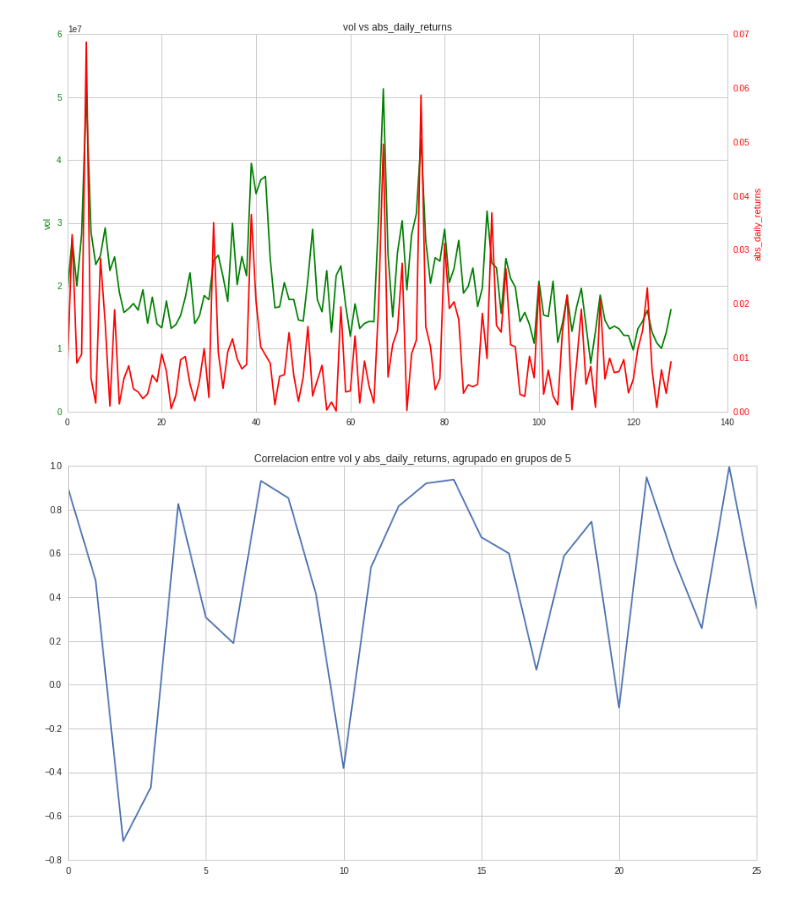
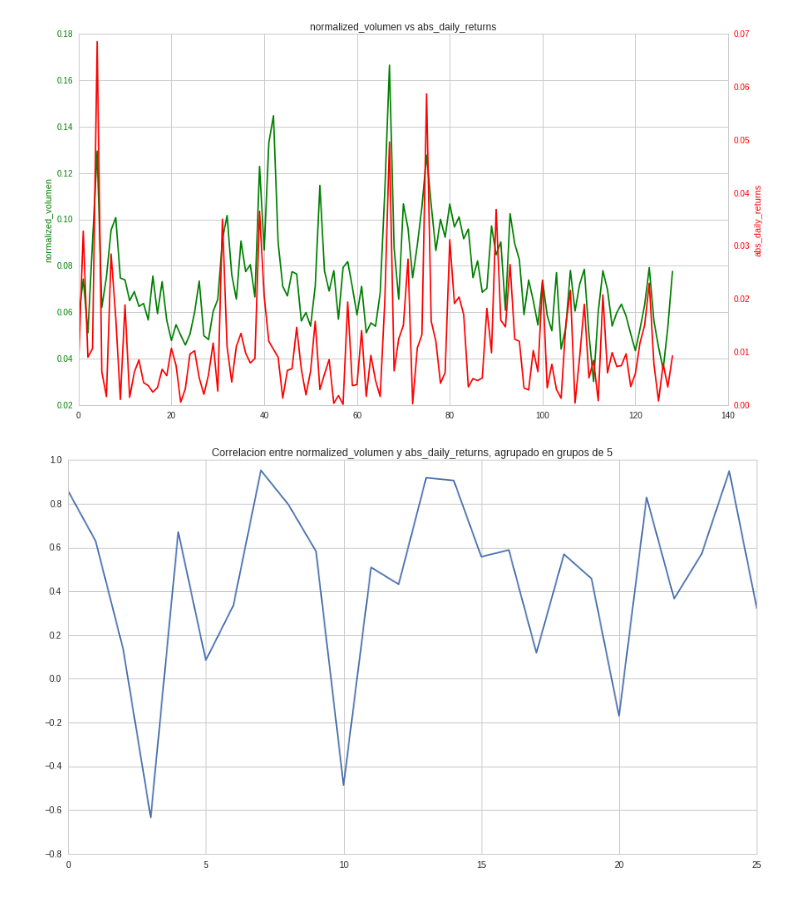
Before and after one commit to alyinuva/correlaciones, a Jupyter notebook: Correlaciones.ipynb, the cells around one changed output. Cells and saved outputs as stored; diff of their text form; code cells hidden in the pictures.

```diff
--- a/Correlaciones.ipynb
+++ b/Correlaciones.ipynb
@@ -15,23 +15,53 @@ from quantopian.pipeline import CustomFilter
 from quantopian.pipeline.experimental import QTradableStocksUS
 from quantopian.pipeline.data.psychsignal import stocktwits
 import quantopian.pipeline.factors as factor
+# %%
+def normalize_multiarray(multyarray):
+
+    # Si en caso el array es multiarray, lo transponemos
+    if multyarray.shape[0] != 1:
+        multyarray = multyarray.transpose()
+
+    multiarray_normalized = []
+
+    for array in multyarray:
+        # Normalizamos el array obviando los nans (los dejamos como tal)
+        array_normalized = array / np.linalg.norm(array[~np.isnan(array)])
+        multiarray_normalized.append(array_normalized)
+
+    multiarray_normalized = np.array(multiarray_normalized)
+
+    # Si en caso el array es multiarray, lo transponemos
+    if multyarray.shape[0] != 1:
+        multiarray_normalized = multiarray_normalized.transpose()
+
+    return multiarray_normalized
 # %%
-from quantopian.pipeline import CustomFactor, Pipeline
-
 class abs_factor(CustomFactor):
+    window_length = 1
     def compute(self, today, asset_ids, out, info):
         out[:] = np.abs(info)
+
+class normalized_factor(CustomFactor):
+    window_length = 1
+    def compute(self, today, asset_ids, out, info):
+        out[:] = normalize_multiarray(info)
 # %%
 def make_pipeline():
     universe = QTradableStocksUS()
 
     daily_returns = factor.DailyReturns([USEquityPricing.close])
-    abs_daily_returns = abs_factor([daily_returns], window_length = 1)
+    abs_daily_returns = abs_factor([daily_returns])
+
     volumen = USEquityPricing.volume.latest
+    normalized_volumen = normalized_factor([volumen])
+
     sentiment_score = stocktwits.bull_minus_bear.latest
+
     rsi_15 = factor.RSI([USEquityPricing.close])
 
     return Pipeline(columns={"volumen": volumen,
+                             "normalized_volumen": normalized_volumen,
                             "sentiment_score": sentiment_score,
                             "abs_daily_returns": abs_daily_returns,
                             "rsi_15": rsi_15}, screen=universe)
@@ -82,8 +112,8 @@ def plot_two(factor_1, factor_1_name, factor_2, factor_2_name):
 
     plot_correlation_levels(factor_1, factor_1_name, factor_2, factor_2_name)
 # %%
-plot_two(one_stock_info.volumen, "vol", one_stock_info.abs_daily_returns, "abs_daily_returns")
+plot_two(one_stock_info.normalized_volumen, "normalized_volumen", one_stock_info.abs_daily_returns, "abs_daily_returns")
 # %% [output]
-[figure, old version]
+[figure, new version]
-[figure, old version]
+[figure, new version]
 # %%
```
Also changed, not shown: parts of 3 cells of this notebook.
